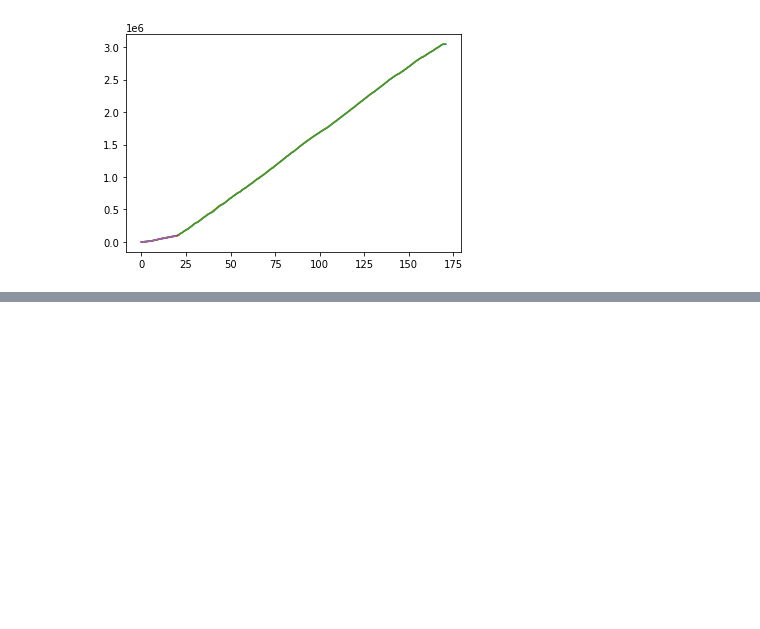
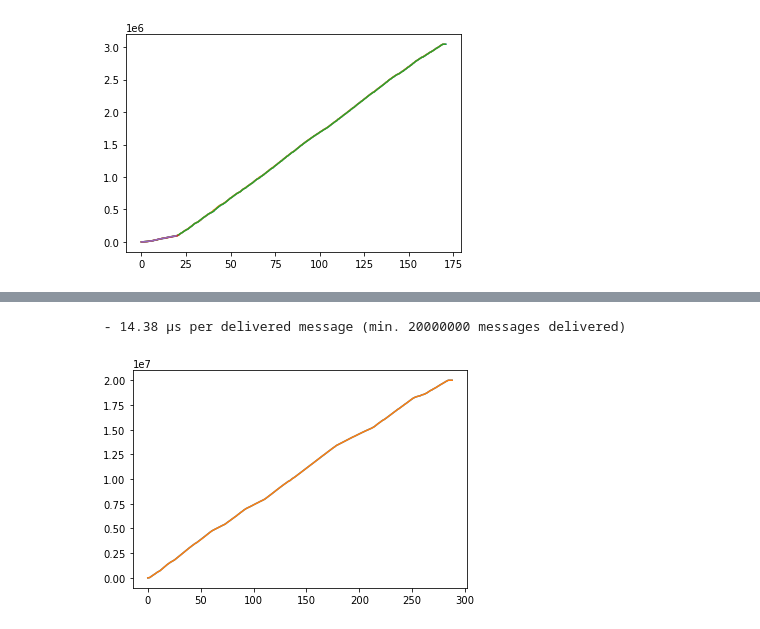
Before and after one commit to robinmamie/distributed-algorithms, a Jupyter notebook: timings.ipynb, the cells around one changed output, grey strips where cells are left out. Saved outputs shown, nothing was run; the diff lists cells and outputs as text; code cells hidden in the pictures; blank space fills up the shorter version.

```diff
--- a/timings.ipynb
+++ b/timings.ipynb
@@ -122,0 +139,5 @@ graph(5, to_ignore=[4,5])
+# %%
+graph(2)
+# %% [output]
+ - 14.38 µs per delivered message (min. 20000000 messages delivered)
+[figure, added]
```
Also changed, not shown: parts of 3 cells of this notebook, 10 other files.
